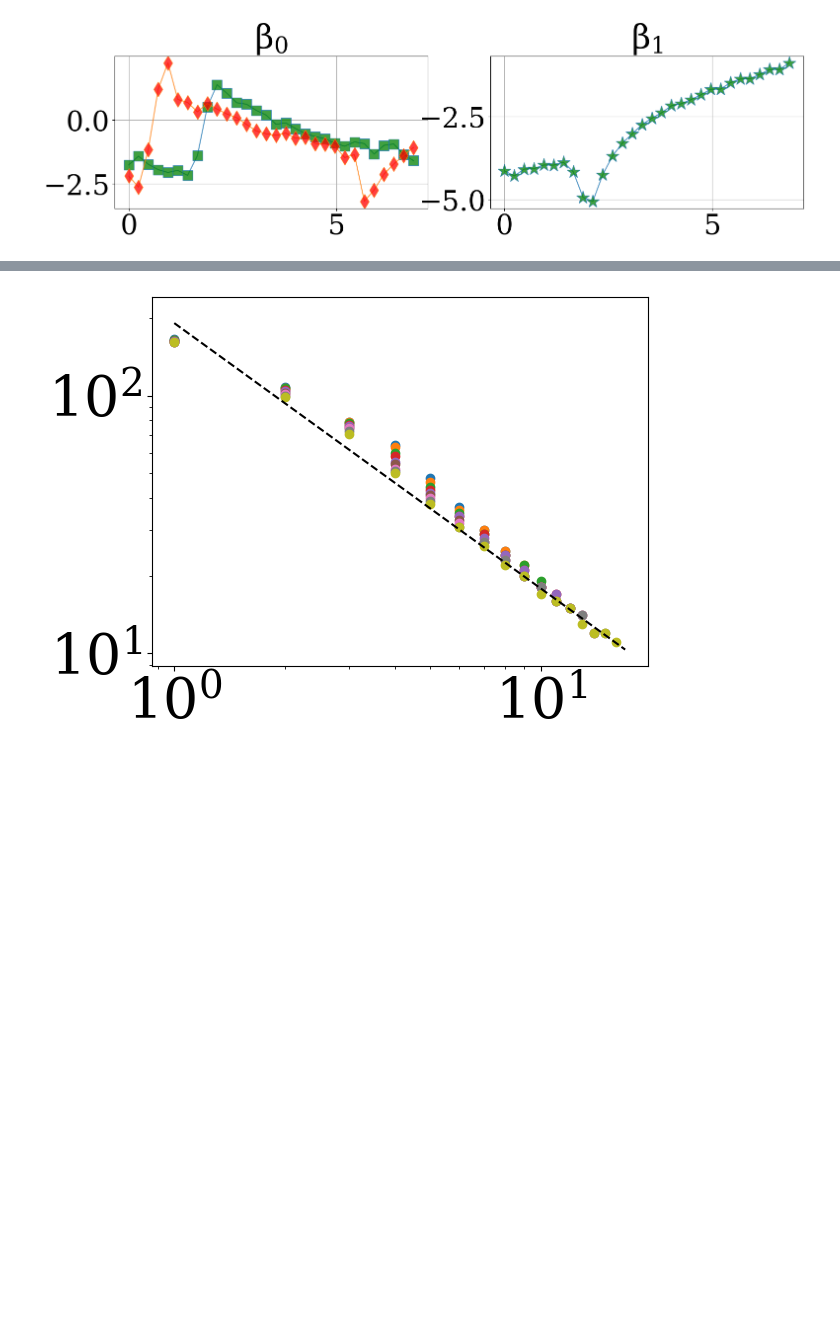
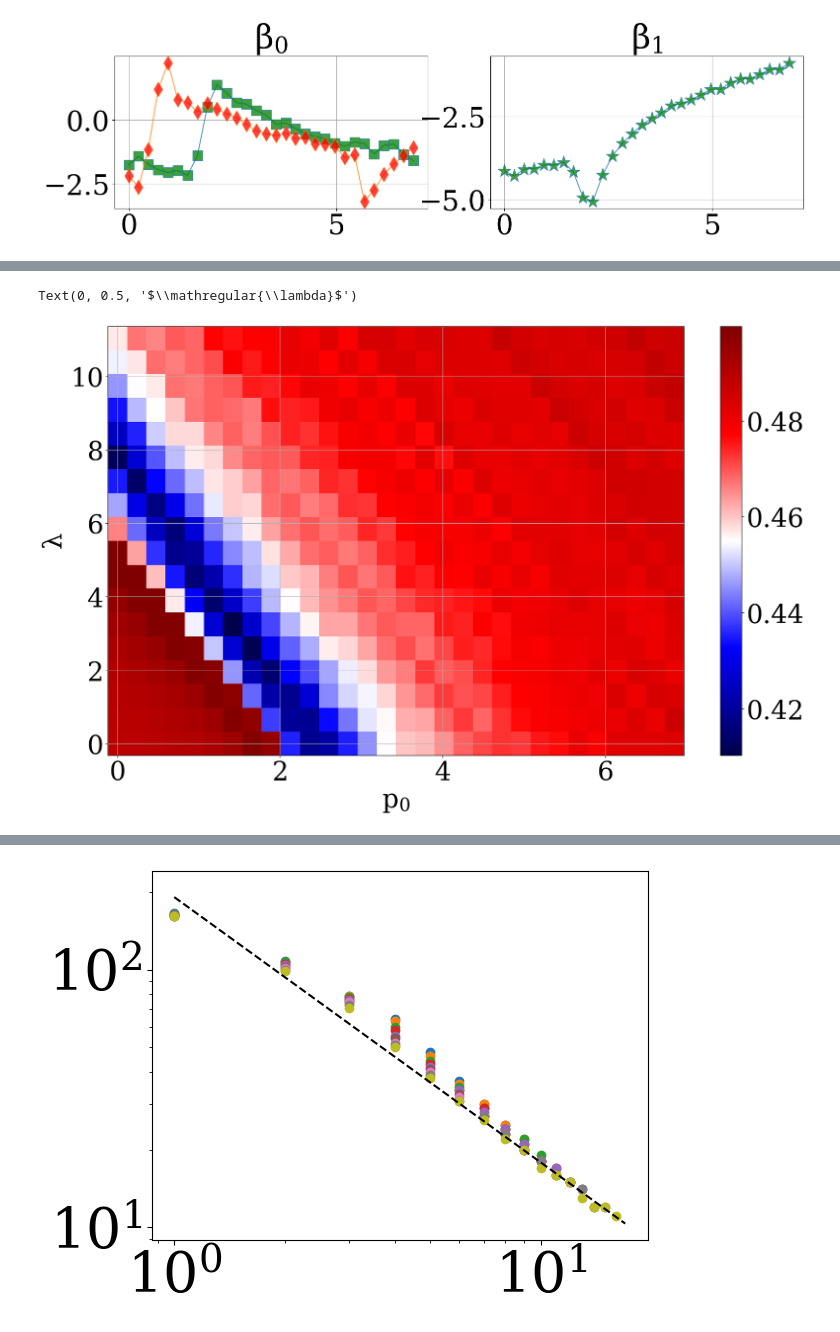
Before and after one commit to rafaelalmada240/tissuemodel101, a Jupyter notebook: model108/AnalyzeClosureLambdaBetaTrajectory.ipynb, the cells around one changed output, grey strips where cells are left out. Drawn from its saved outputs; the diff is of its cells as text; code cells hidden in the pictures; blank space fills up the shorter version.

```diff
--- a/model108/AnalyzeClosureLambdaBetaTrajectory.ipynb
+++ b/model108/AnalyzeClosureLambdaBetaTrajectory.ipynb
@@ -274,14 +274,0 @@ Text(0.5, 1.0, '$<\\log|\\dot{p_W}|/t>$')
-# %%
-t1_scale = np.zeros((len(LW1_list),len(L1_list),2))
-c1_scale = np.zeros((len(LW1_list),len(L1_list),2))
-for i in range(len(L1_list)):
-    for j in range(len(LW1_list)):
-        lij = int(avg_t[i,j])
-        x0 = (avg_p1[i,j,:int(2*lij/3)+1]-np.min(avg_p1[i,j,:int(2*lij/3)+1]))/(np.max(avg_p1[i,j,:int(2*lij/3)+1])-np.min(avg_p1[i,j,:int(2*lij/3)+1]))
-        x1 = np.diff(x0)/dt_list
-        x2 = np.diff(x1)/dt_list
-        y = np.array([x1[:-1],x2])
-        x = np.array([x0[:-2],x1[:-1]])
-        reg4 = LinearRegression().fit(x.T,y.T)
-        t1_scale[j,i] = np.linalg.eig(reg4.coef_)[0].round(5)
-        c1_scale[j,i] = (reg4.intercept_).round(5)
@@ -287,0 +287,17 @@ for i in range(len(L1_list)):
+# %%
+plt.figure(figsize=(20,12))
+plt.pcolormesh(beta2[:],lambda2[:],(cormat[:,:,-1].T),cmap="seismic")
+# plt.plot(p_v,lc,'g--',lw=7.5,label='Fit (1)')
+# plt.plot(0*p_v+pt, p_v,'k--',lw=7.5,label='Fit (Transition)')
+# plt.ylim(0,6)
+plt.colorbar()
+#plt.clim(0,3)
+plt.grid(which='both')
+plt.xlabel("$\mathregular{p_0}$",fontdict= {'family':'serif'})
+plt.ylabel("$\mathregular{\lambda}$",fontdict= {'family':'serif'})
+# plt.legend(prop=font1,loc = "best")
+#plt.title("$<\log|\dot{p_W}|/t>$")
+# plt.savefig("PerimeterChangeTransition1.pdf", dpi = 600,bbox_inches='tight')
+# %% [output]
+Text(0, 0.5, '$\\mathregular{\\lambda}$')
+[figure, added]
```
Also changed, not shown: parts of 22 cells of this notebook.
